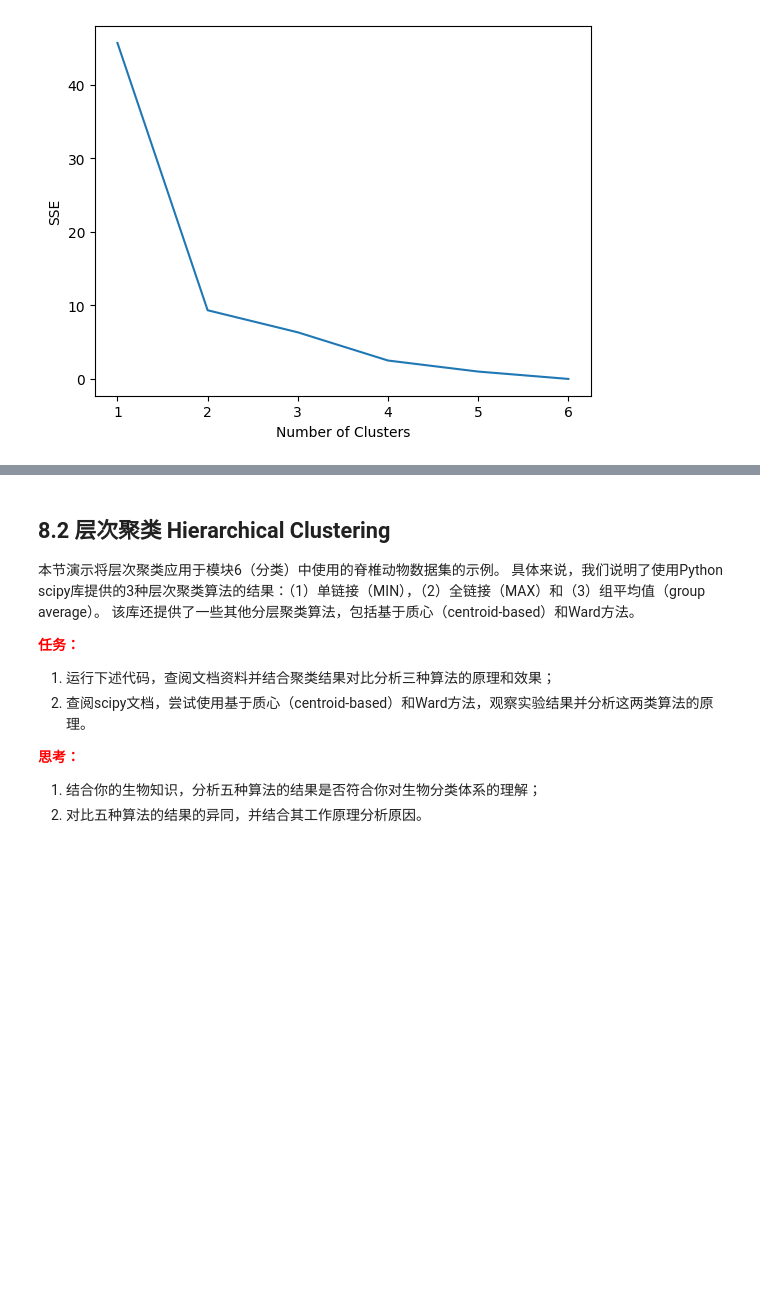
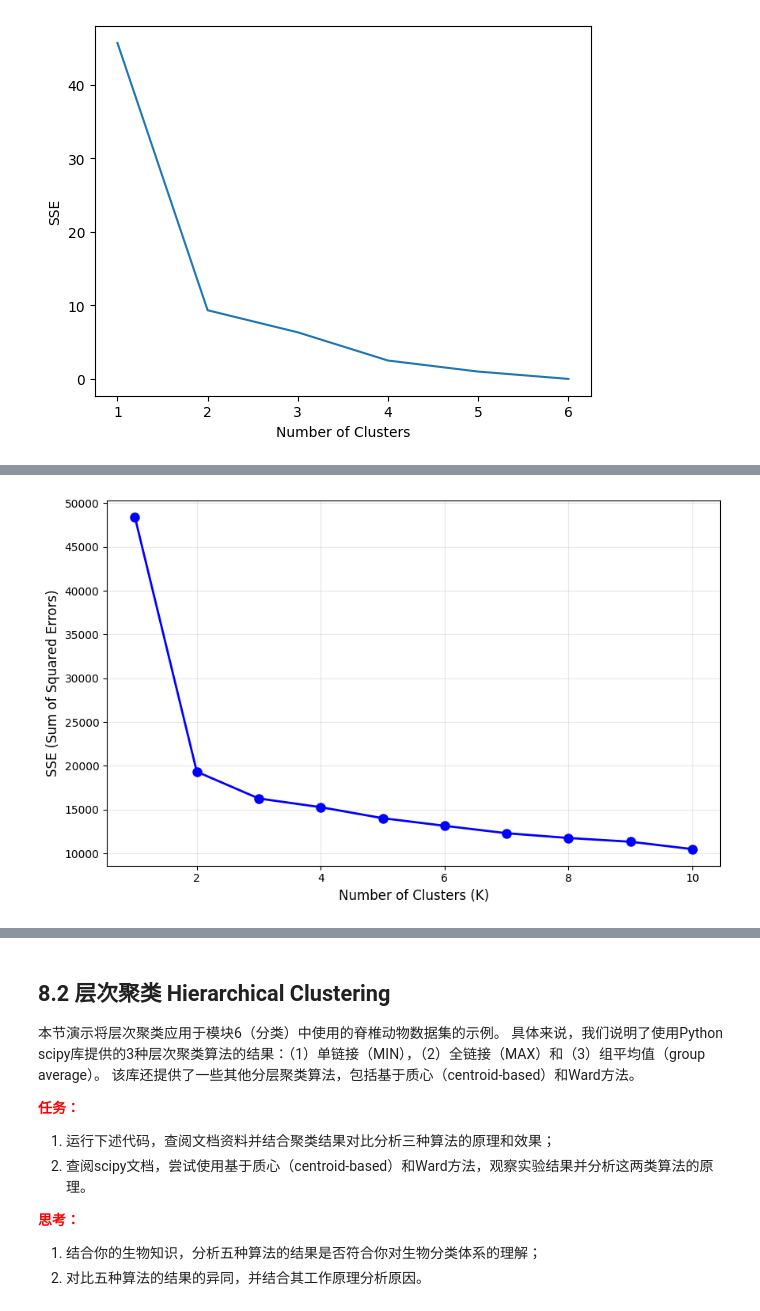
Before and after one commit to CSharperMantle/hdu2025_data_mining, a Jupyter notebook: exp_3/tutorial8_Cluster Analysis.ipynb, the cells around one changed output, grey strips where cells are left out. Drawn from its saved outputs; the diff is of its cells as text; code cells hidden in the pictures; blank space fills up the shorter version.

```diff
--- a/exp_3/tutorial8_Cluster Analysis.ipynb
+++ b/exp_3/tutorial8_Cluster Analysis.ipynb
@@ -119,0 +212,94 @@ Text(0, 0.5, 'SSE')
+# %%
+from sklearn.metrics import accuracy_score
+
+cancer_data = pd.read_csv("breast-cancer-wisconsin.data", header=None)
+column_names = [
+    "ID",
+    "Clump_Thickness",
+    "Uniformity_Cell_Size",
+    "Uniformity_Cell_Shape",
+    "Marginal_Adhesion",
+    "Single_Epithelial_Cell_Size",
+    "Bare_Nuclei",
+    "Bland_Chromatin",
+    "Normal_Nucleoli",
+    "Mitoses",
+    "Class",
+]
+cancer_data.columns = column_names
+
+cancer_data = cancer_data.replace("?", np.nan)
+cancer_data = cancer_data.dropna()
+
+X_cancer = cancer_data.drop(["ID", "Class"], axis=1)
+X_cancer = X_cancer.astype(float)
+y_true_cancer = cancer_data["Class"]
+
+k_means_cancer = cluster.KMeans(n_clusters=2, random_state=42, max_iter=300)
+k_means_cancer.fit(X_cancer)
+labels_cancer = k_means_cancer.labels_
+
+result_cancer = pd.DataFrame(
+    {"True Class": y_true_cancer.values, "Cluster ID": labels_cancer}
+)
+
+adjusted_labels = np.where(labels_cancer == 0, 2, 4)
+acc1 = accuracy_score(y_true_cancer, adjusted_labels)
+adjusted_labels2 = np.where(labels_cancer == 0, 4, 2)
+acc2 = accuracy_score(y_true_cancer, adjusted_labels2)
+
+K_range = range(1, 11)
+SSE_cancer = []
+for k in K_range:
+    kmeans = cluster.KMeans(n_clusters=k, random_state=42, max_iter=300)
+    kmeans.fit(X_cancer)
+    SSE_cancer.append(kmeans.inertia_)
+
+plt.figure(figsize=(10, 6))
+plt.plot(K_range, SSE_cancer, "bo-", linewidth=2, markersize=8)
+plt.xlabel("Number of Clusters (K)", fontsize=12)
+plt.ylabel("SSE (Sum of Squared Errors)", fontsize=12)
+plt.grid(True, alpha=0.3)
+plt.show()
+
+fig, axes = plt.subplots(2, 2, figsize=(15, 12))
+params = [
+    (2, "k-means++", 100),
+    (2, "random", 100),
+    (3, "k-means++", 100),
+    (4, "k-means++", 100),
+]
+
+for idx, (n_clusters, init, max_iter) in enumerate(params):
+    ax = axes[idx // 2, idx % 2]
+    kmeans = cluster.KMeans(
+        n_clusters=n_clusters, init=init, max_iter=max_iter, random_state=42
+    )
+    kmeans.fit(X_cancer)
+
+    scatter = ax.scatter(
+        X_cancer.iloc[:, 0],
+        X_cancer.iloc[:, 1],
+        c=kmeans.labels_,
+        cmap="viridis",
+        s=50,
+        alpha=0.6,
+    )
+    ax.scatter(
+        kmeans.cluster_centers_[:, 0],
+        kmeans.cluster_centers_[:, 1],
+        c="red",
+        marker="X",
+        s=200,
+        edgecolors="black",
+        linewidths=2,
+    )
+    ax.set_xlabel("Clump Thickness", fontsize=10)
+    ax.set_ylabel("Uniformity of Cell Size", fontsize=10)
+    ax.set_title(f"K={n_clusters}, init={init}, SSE={kmeans.inertia_:.2f}", fontsize=11)
+    plt.colorbar(scatter, ax=ax)
+
+plt.tight_layout()
+plt.show()
+# %% [output]
+[figure, added]
```
Also changed, not shown: parts of 16 cells of this notebook.
